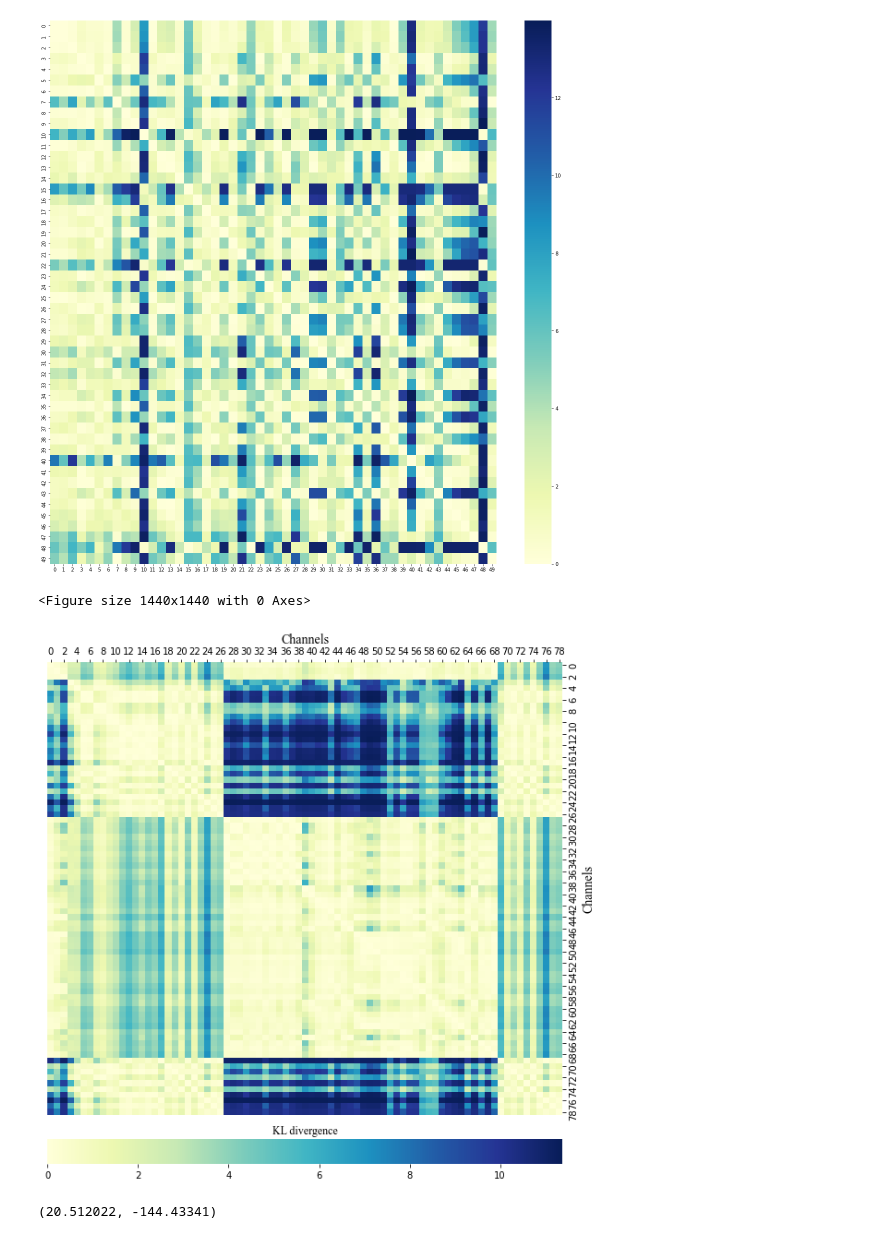
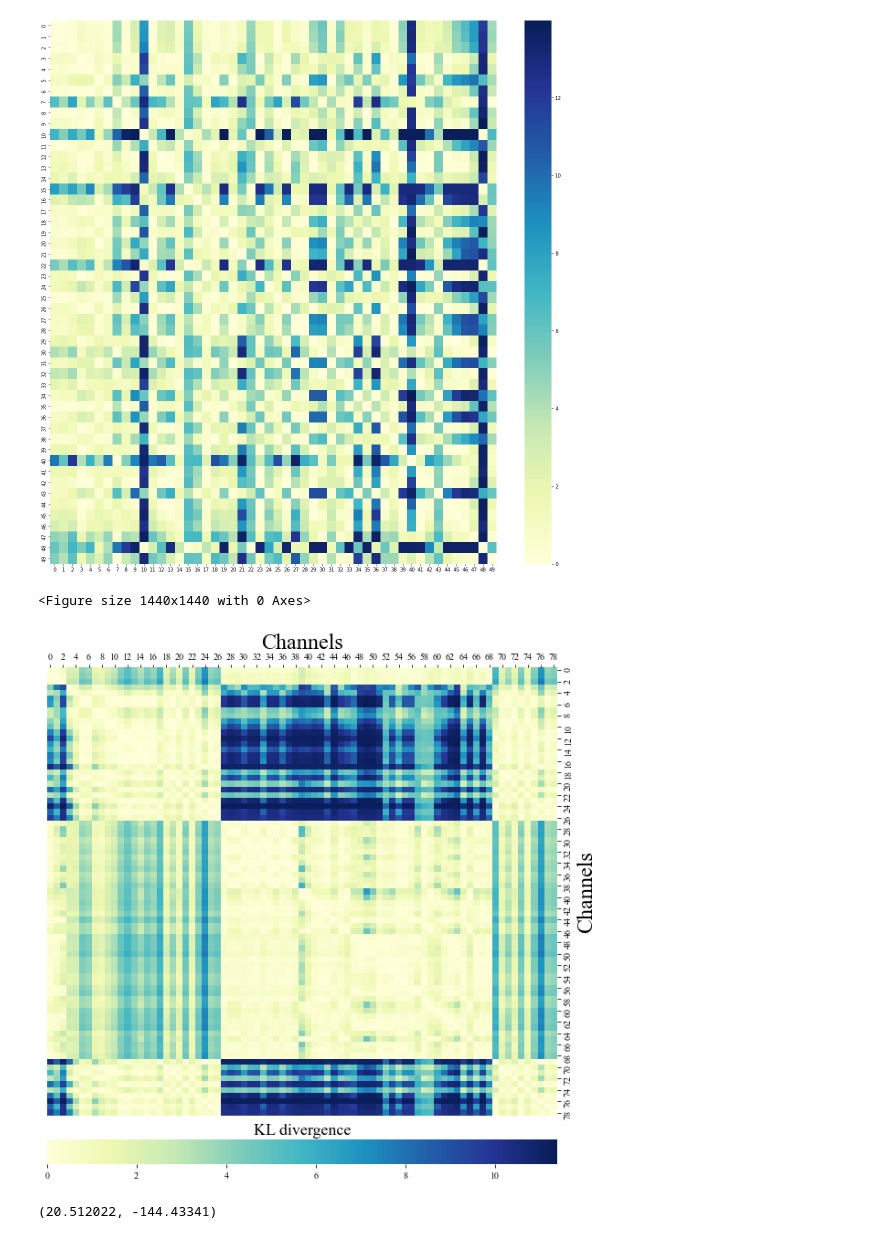
Before and after one commit to KeondoPark/votenet_tf, a Jupyter notebook: DistOfValues_Voting_Proposal.ipynb, the cells around one changed output. Cells and saved outputs as stored; diff of their text form; code cells hidden in the pictures.

```diff
--- a/DistOfValues_Voting_Proposal.ipynb
+++ b/DistOfValues_Voting_Proposal.ipynb
@@ -371,31 +373,31 @@ plt.show()
 # %%
 plt.figure(figsize=(20,20))
 mask = np.zeros_like(kl_proposal_act)
 #mask[np.tril_indices_from(mask)] = True
 
 grid_kws = {"height_ratios": (.9, .05), "hspace": .1}
 f, (ax, cbar_ax) = plt.subplots(2, gridspec_kw=grid_kws, figsize=(10,10))
 
 #kl_proposal_act = kl_proposal_act.pivot("Channel", "Channel", "KL divergence")
 # ax = sns.heatmap(flights, ax=ax,
 #                  cbar_ax=cbar_ax,
 #                  cbar_kws={"orientation": "horizontal"})
 
 with sns.axes_style("white"):
     #ax = sns.heatmap(corr, mask=mask, vmax=.3, square=True)
     ax = sns.heatmap(kl_proposal_act, ax=ax, cbar_ax=cbar_ax, mask=mask, cmap="YlGnBu", cbar_kws={"orientation": "horizontal"})
-    ax.set_xlabel("Channels", fontsize=14, **{'fontname':'Times New Roman'})
+    ax.set_xlabel("Channels", fontsize=24, **{'fontname':'Times New Roman'})
     ax.xaxis.set_label_position('top')
-    ax.set_ylabel("Channels", fontsize=14, **{'fontname':'Times New Roman'})
+    ax.set_ylabel("Channels", fontsize=24, **{'fontname':'Times New Roman'})
     ax.yaxis.set_label_position('right')
     ax.tick_params(right=True, top=True, labelright=True, labeltop=True, labelleft=False, left=False, labelbottom=False, bottom=False)
     #ax.set_title("KL divergence between channels in Proposal module", fontsize=18, **{'fontname':'Times New Roman'})
-    cbar_ax.set_title("KL divergence", **{'fontname':'Times New Roman'})
-plt.savefig("KLdivergence.pdf", bbox_inches='tight', pad_inches=0.1)
+    cbar_ax.set_title("KL divergence", **{'fontname':'Times New Roman'}, fontsize=18)
+plt.savefig("figs/KLdivergence.pdf", bbox_inches='tight', pad_inches=0.1)
 plt.show()
 # %% [output]
 <Figure size 1440x1440 with 0 Axes>
-[figure, old version]
+[figure, new version]
 # %%
 np.max(proposal_act_all), np.min(proposal_act_all)
 # %% [output]
```
Also changed, not shown: parts of 21 cells of this notebook, 27 other files.
